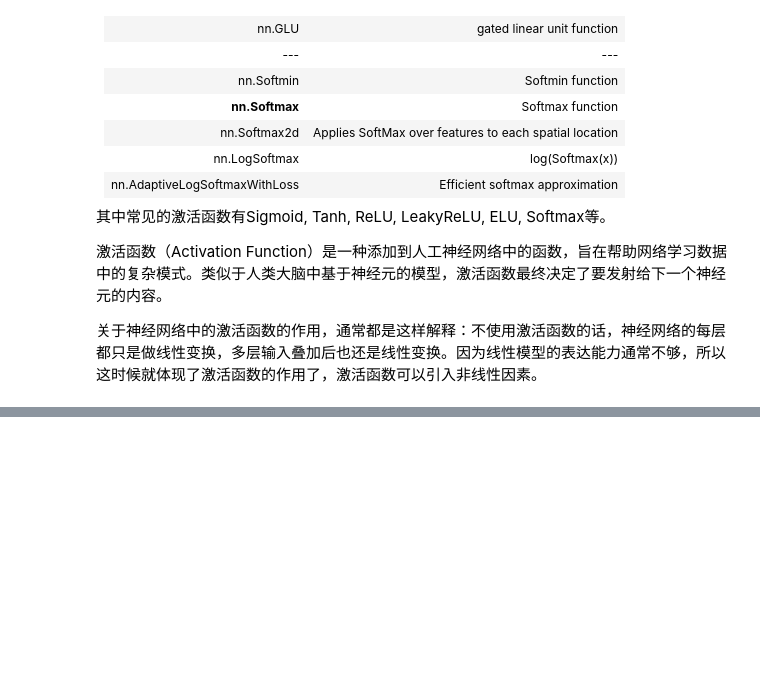
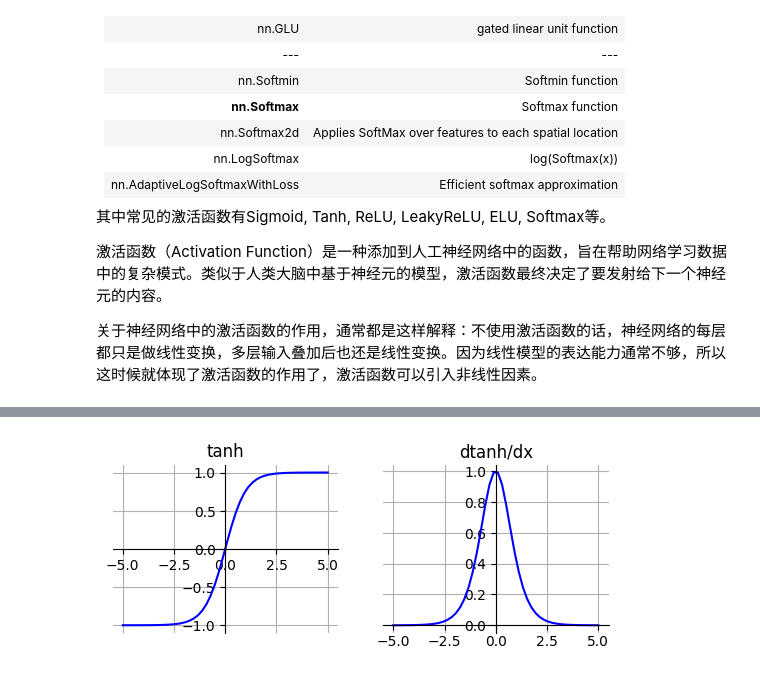
Before and after one commit to ZineSulphur/pytorch_learn, a Jupyter notebook: nn.ipynb, the cells around one changed output, grey strips where cells are left out. Drawn from its saved outputs; the diff is of its cells as text; code cells hidden in the pictures; blank space fills up the shorter version.

```diff
--- a/nn.ipynb
+++ b/nn.ipynb
@@ -1013,0 +1110,29 @@ Sigmoid函数的方程为$σ=\frac{1}{1+e^{-x}}$，求导公式为$σ'=σ(1-σ)$
+# %%
+import matplotlib.pyplot as plt
+import numpy as np
+
+x = np.linspace(-5,5)
+fig = plt.figure()
+# function
+y_tanh = (np.exp(x)-np.exp(-x))/(np.exp(x)+np.exp(-x))
+dy_tanh = 1 - y_tanh * y_tanh
+# draw
+ax = fig.add_subplot(221)
+ax.plot(x,y_tanh,color='blue')
+ax.grid()
+ax.set_title('tanh')
+ax.spines['right'].set_color('none') # 去除右边界线
+ax.spines['top'].set_color('none') # 去除上边界线
+ax.spines['bottom'].set_position(('data',0))
+ax.spines['left'].set_position(('data',0))
+# draw dy
+ax = fig.add_subplot(222)
+ax.plot(x,dy_tanh,color='blue')
+ax.grid()
+ax.set_title('dtanh/dx')
+ax.spines['right'].set_color('none') # 去除右边界线
+ax.spines['top'].set_color('none') # 去除上边界线
+ax.spines['bottom'].set_position(('data',0))
+ax.spines['left'].set_position(('data',0))
+# %% [output]
+[figure, added]
```
Also changed, not shown: parts of 12 cells of this notebook.
